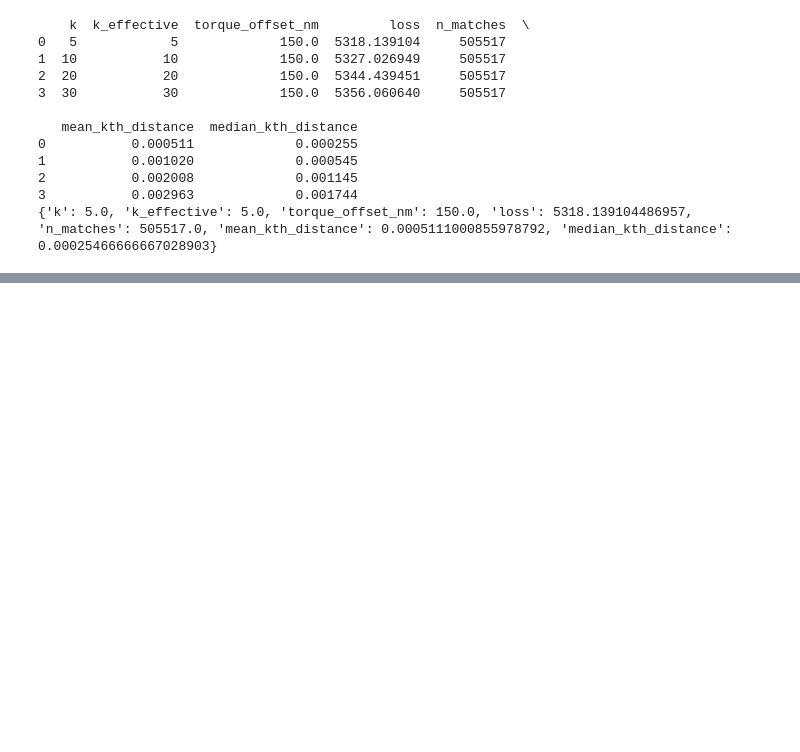
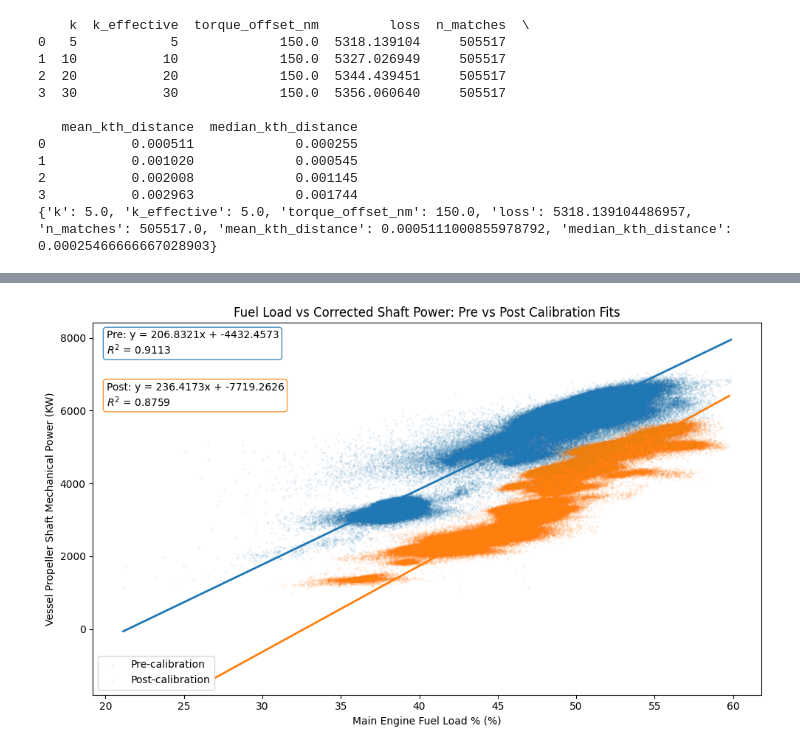
Before and after one commit to AugustBjerg/Master-s-thesis, a Jupyter notebook: code/data/cleaning-scripts/notebooks/post_filtering_validation.ipynb, the cells around one changed output, grey strips where cells are left out. Drawn from its saved outputs; the diff is of its cells as text; code cells hidden in the pictures; blank space fills up the shorter version.

```diff
--- a/code/data/cleaning-scripts/notebooks/post_filtering_validation.ipynb
+++ b/code/data/cleaning-scripts/notebooks/post_filtering_validation.ipynb
@@ -712,0 +798,65 @@ plt.show()
+# %%
+# Separate linear fits for pre/post calibration on the same scatterplot
+x_col = fuel_load_col
+y_col = "Vessel Propeller Shaft Mechanical Power (KW)"
+ts_col = "utc_timestamp"
+
+fit_df = df[[ts_col, x_col, y_col]].copy()
+fit_df[ts_col] = pd.to_datetime(fit_df[ts_col], utc=True, errors="coerce")
+fit_df[x_col] = pd.to_numeric(fit_df[x_col], errors="coerce")
+fit_df[y_col] = pd.to_numeric(fit_df[y_col], errors="coerce")
+fit_df = fit_df.dropna(subset=[ts_col, x_col, y_col])
+
+cal_date = pd.Timestamp(TORQUEMETER_CALIBRATION_DATE, tz="UTC")
+pre_df = fit_df[fit_df[ts_col] < cal_date]
+post_df = fit_df[fit_df[ts_col] >= cal_date]
+
+# Fit lines
+pre_slope, pre_intercept = np.polyfit(pre_df[x_col], pre_df[y_col], 1)
+post_slope, post_intercept = np.polyfit(post_df[x_col], post_df[y_col], 1)
+
+# R^2
+pre_pred = pre_slope * pre_df[x_col].to_numpy() + pre_intercept
+post_pred = post_slope * post_df[x_col].to_numpy() + post_intercept
+pre_ss_res = np.sum((pre_df[y_col].to_numpy() - pre_pred) ** 2)
+pre_ss_tot = np.sum((pre_df[y_col].to_numpy() - np.mean(pre_df[y_col].to_numpy())) ** 2)
+post_ss_res = np.sum((post_df[y_col].to_numpy() - post_pred) ** 2)
+post_ss_tot = np.sum((post_df[y_col].to_numpy() - np.mean(post_df[y_col].to_numpy())) ** 2)
+pre_r2 = 1 - pre_ss_res / pre_ss_tot if pre_ss_tot > 0 else np.nan
+post_r2 = 1 - post_ss_res / post_ss_tot if post_ss_tot > 0 else np.nan
+
+# Plot
+fig, ax = plt.subplots(figsize=(10, 6))
+
+ax.scatter(pre_df[x_col], pre_df[y_col], s=2, alpha=0.05, color="tab:blue", label="Pre-calibration")
+ax.scatter(post_df[x_col], post_df[y_col], s=2, alpha=0.05, color="tab:orange", label="Post-calibration")
+
+x_pre_line = np.linspace(pre_df[x_col].min(), pre_df[x_col].max(), 300)
+x_post_line = np.linspace(post_df[x_col].min(), post_df[x_col].max(), 300)
+
+ax.plot(x_pre_line, pre_slope * x_pre_line + pre_intercept, color="tab:blue", linewidth=2)
+ax.plot(x_post_line, post_slope * x_post_line + post_intercept, color="tab:orange", linewidth=2)
+
+ax.set_title("Fuel Load vs Corrected Shaft Power: Pre vs Post Calibration Fits")
+ax.set_xlabel(x_col)
+ax.set_ylabel(y_col)
+ax.legend()
+
+pre_text = f"Pre: y = {pre_slope:.4f}x + {pre_intercept:.4f}\n$R^2$ = {pre_r2:.4f}"
+post_text = f"Post: y = {post_slope:.4f}x + {post_intercept:.4f}\n$R^2$ = {post_r2:.4f}"
+
+ax.text(
+	0.02, 0.98, pre_text,
+	transform=ax.transAxes, va="top",
+	bbox=dict(boxstyle="round", facecolor="white", edgecolor="tab:blue", alpha=0.85)
+)
+ax.text(
+	0.02, 0.84, post_text,
+	transform=ax.transAxes, va="top",
+	bbox=dict(boxstyle="round", facecolor="white", edgecolor="tab:orange", alpha=0.85)
+)
+
+plt.tight_layout()
+plt.show()
+# %% [output]
+[figure, added]
```
Also changed, not shown: parts of 10 cells of this notebook, 25 other files.
